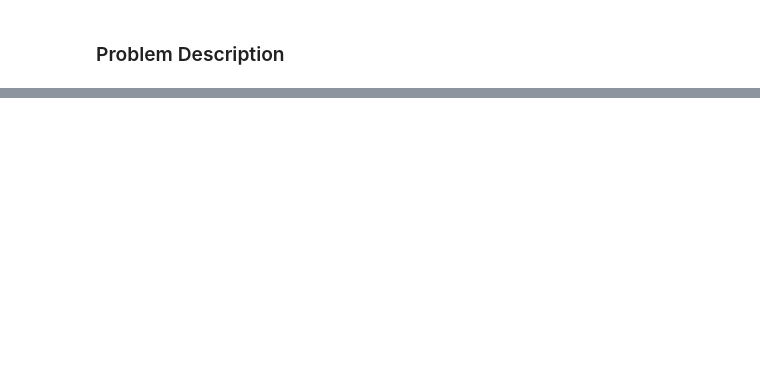
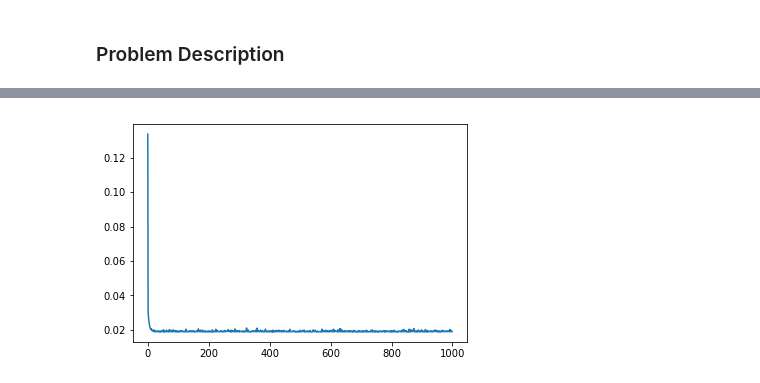
Before and after one commit to rafaelpadilla/Deep-Learning-Topics, a Jupyter notebook: Linear_Regression_Prob_2.ipynb, the cells around one changed output, grey strips where cells are left out. Drawn from its saved outputs; the diff is of its cells as text; code cells hidden in the pictures; blank space fills up the shorter version.

```diff
--- a/Linear_Regression_Prob_2.ipynb
+++ b/Linear_Regression_Prob_2.ipynb
@@ -49,0 +128,27 @@ PointCloud([10, 12], [50,53], 15)
+# %%
+# Normalizing the data
+x_norm = x
+y_norm = y
+x_norm -= x_norm.min()
+x_norm /= x_norm.max()
+y_norm -= y_norm.min()
+y_norm /= y_norm.max()
+# Cleaning sessions previously started
+keras.backend.clear_session()
+# Creating our model
+model = Sequential()
+model.add(Dense(units=1, input_dim=1, activation='linear', kernel_initializer='zero'))
+# Using Gradient Descent as optimizer
+sgd = SGD(lr=0.2)
+# Adding the Mean Squared Error loss function and Gradient Descent optimizer to our model
+model.compile(optimizer=sgd, loss='mean_squared_error')
+# Train
+batch_size = 50
+epochs = 1000
+# Train with our normalized data
+result = model.fit(x_norm, y_norm, batch_size=batch_size, epochs=epochs, verbose=0)
+# Plot our MSE
+plt.plot(result.history["loss"])
+plt.show()
+# %% [output]
+[figure, added]
```
Also changed, not shown: parts of 40 cells of this notebook, 1 other file.
